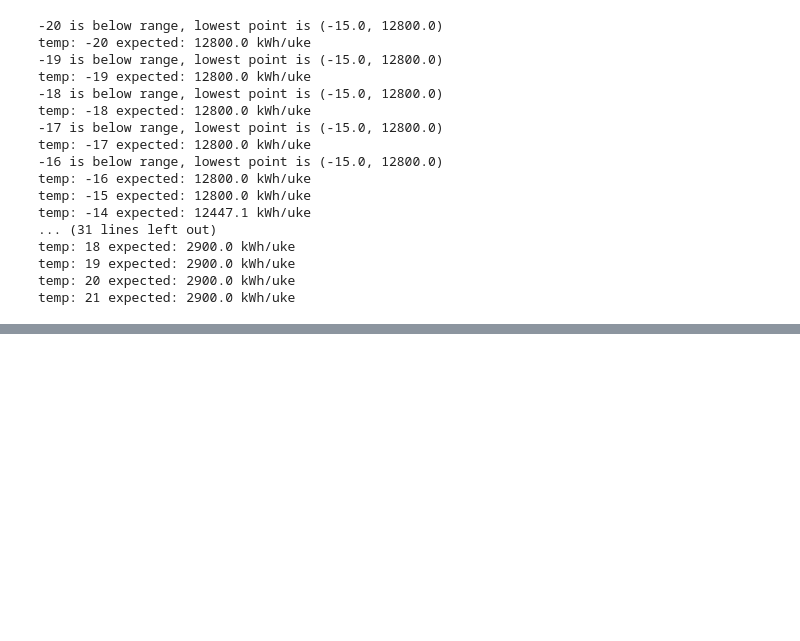
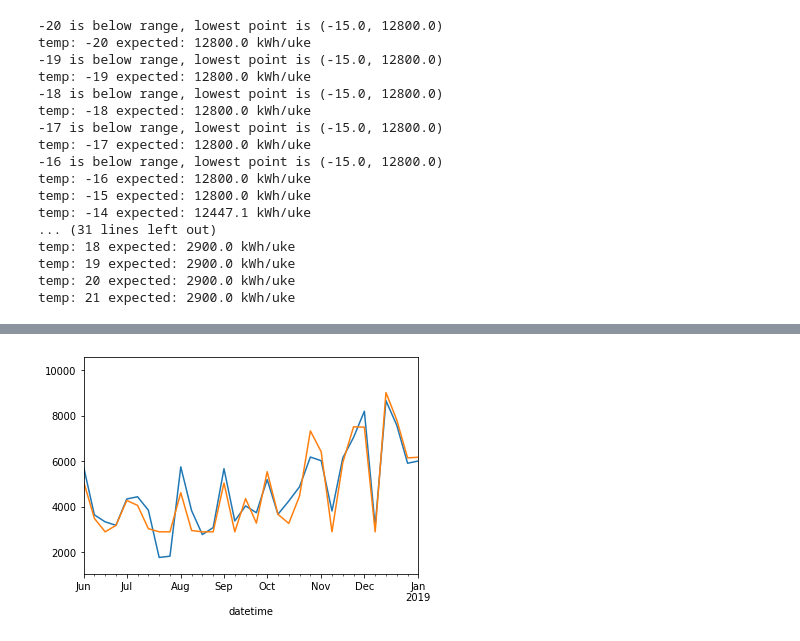
Before and after one commit to dagokl/trdk02_energy_consumption, a Jupyter notebook: notebooks/et.ipynb, the cells around one changed output, grey strips where cells are left out. Cells and saved outputs as stored; diff of their text form; code cells hidden in the pictures; blank space fills up the shorter version.

```diff
--- a/notebooks/et.ipynb
+++ b/notebooks/et.ipynb
@@ -99,0 +129,5 @@ temp: 21 expected: 2900.0 kWh/uke
+# %%
+energy_consumption_df = pd.read_excel('data/EsaveExport_Trondheim Kommune_Trondheim_10121314.xls', parse_dates=['Unnamed: 0'], decimal=',', sheet_name='Export_1')
+energy_consumption_df.rename(columns={'Unnamed: 0': 'datetime'}, inplace=True)
+energy_consumption_df.set_index('datetime', inplace=True)
+energy_consumption_weekly_df = energy_consumption_df.resample('W-MON').sum()
@@ -99,0 +150,15 @@ temp: 21 expected: 2900.0 kWh/uke
+# %%
+energy_consumption_weekly_series = energy_consumption_weekly_df['707057500068616428'] + energy_consumption_weekly_df['ESAVE_89434-980396002_EAN']
+# %%
+temp_voll_weekly_mean = temp_voll.resample('W-MON').mean()
+# %%
+et_prediction_weekly = temp_voll_weekly_mean.apply(test_et.expected)
+# %%
+start_plot = datetime(2018, 6, 1, 1)
+stop_plot = datetime(2019, 1, 1, 0)
+
+energy_consumption_weekly_series.plot(xlim=(start_plot, stop_plot))
+et_prediction_weekly.plot(xlim=(start_plot, stop_plot))
+plt.show()
+# %% [output]
+[figure, added]
```
Also changed, not shown: parts of 6 cells of this notebook.
